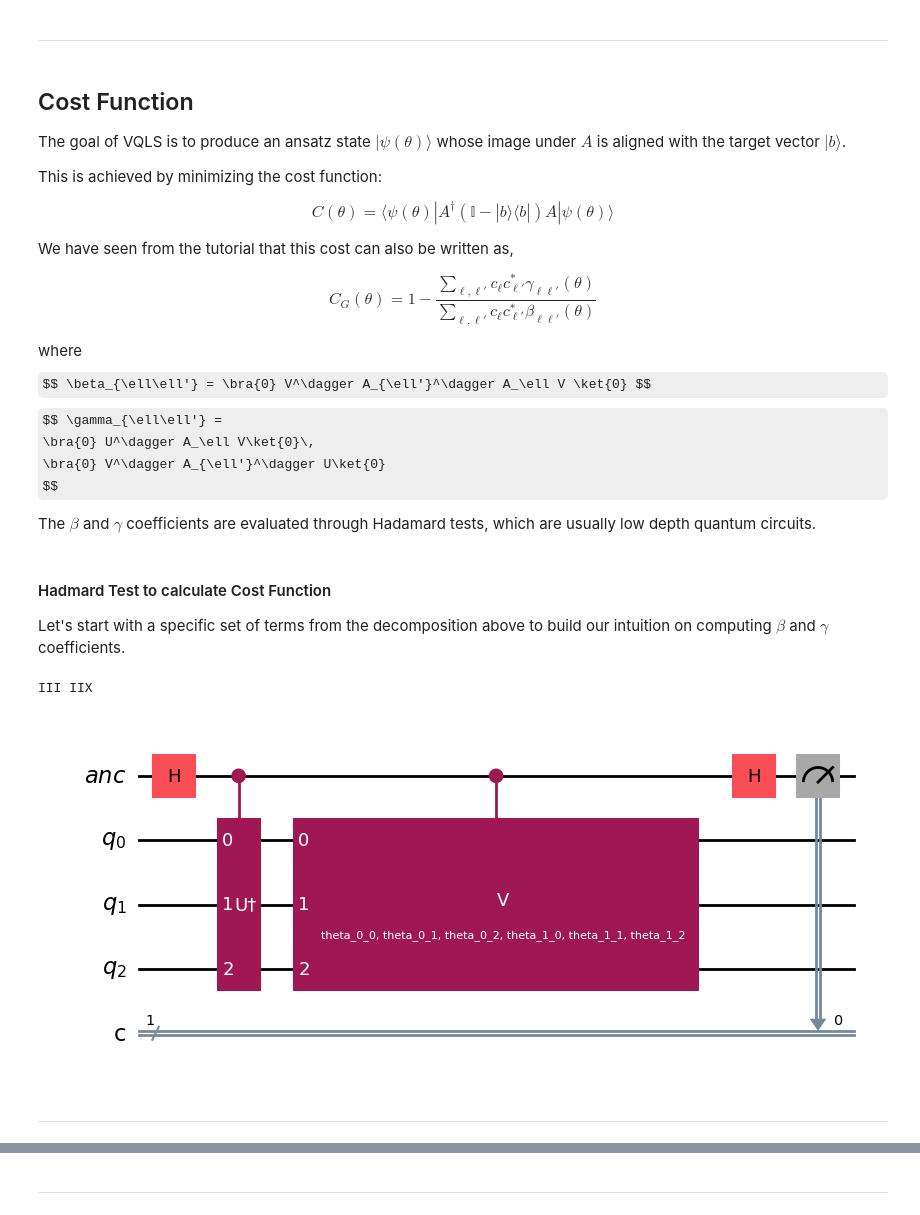
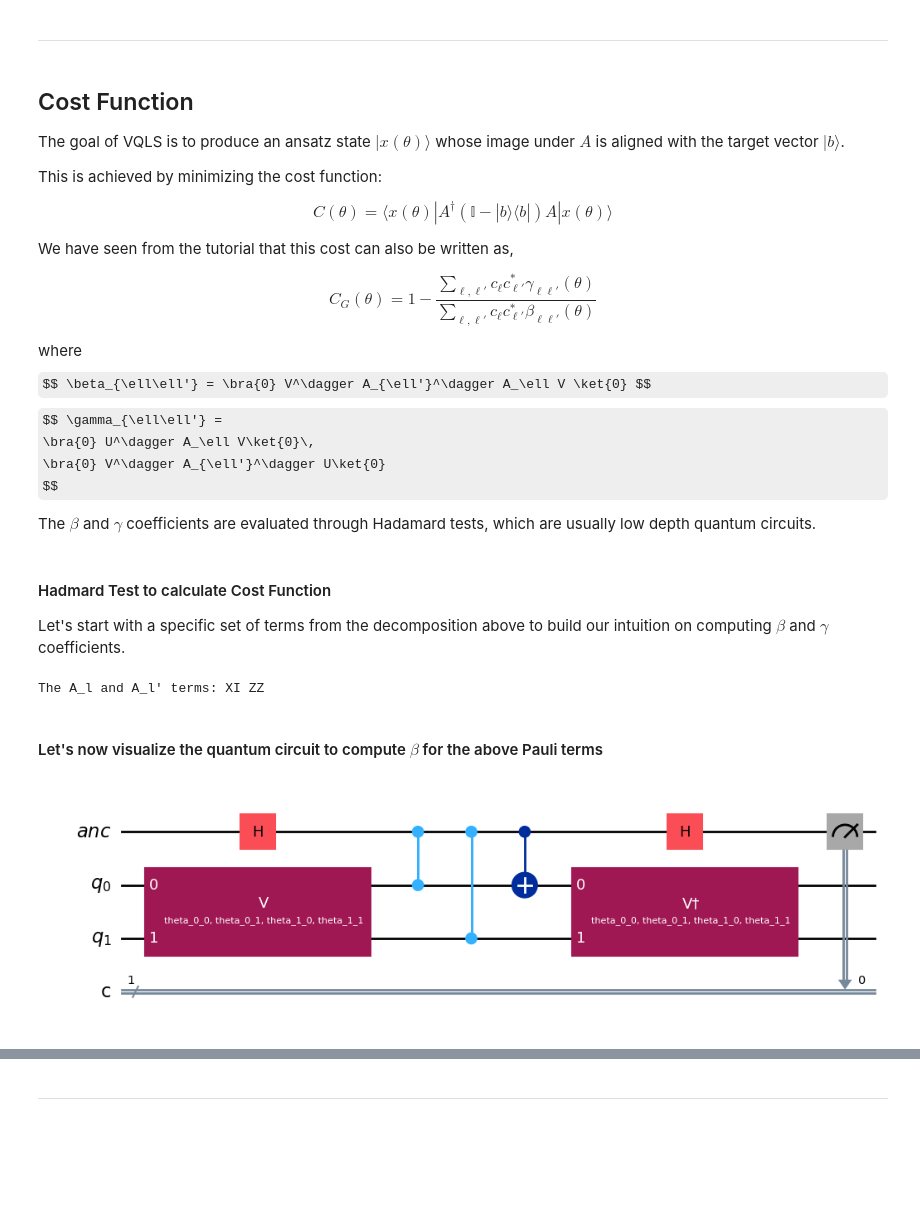
Before and after one commit to virajd98/Tutorial_SCI2025-Hybrid_QLS_for_CFD, a Jupyter notebook: Tut_final.ipynb, the cells around one changed output, grey strips where cells are left out. Cells and saved outputs as stored; diff of their text form; code cells hidden in the pictures; some formulas as TeX source; blank space fills up the shorter version.

```diff
--- a/Tut_final.ipynb
+++ b/Tut_final.ipynb
@@ -178,16 +174,16 @@ ___
 # %% [markdown]
 ## Cost Function
 
-The goal of VQLS is to produce an ansatz state $|\psi(\theta)\rangle$ whose image under $A$ is aligned with the target vector $|b\rangle$.
+The goal of VQLS is to produce an ansatz state $|x(\theta)\rangle$ whose image under $A$ is aligned with the target vector $|b\rangle$.
 
 
 This is achieved by minimizing the cost function:
 
 $$
 C(\theta) =
-\langle \psi(\theta) |
+\langle x(\theta) |
 A^\dagger (\mathbb{I} - |b\rangle\langle b|) A
-| \psi(\theta) \rangle
+| x(\theta) \rangle
 $$
 
 
@@ -210,22 +206,18 @@ The $\beta$ and $\gamma$ coefficients are evaluated through Hadamard tests, whic
 Let's start with a specific set of terms from the decomposition above to build our intuition on computing $\beta$ and $\gamma$ coefficients.
 # %%
 # Pauli strings
-Al  = pauli_strings[0]
-Alp = pauli_strings[1]
+Al  = pauli_strings[2]
+Alp = pauli_strings[3]
 
-print(Al, Alp)
-
-qc_beta  = hadamard_test_beta(V, Al, Alp)
-qc_gamma_term = hadamard_test_gamma_Al(V, U, Al, Alp)
-
-from qiskit.visualization import circuit_drawer
-
-#Visualise Hadmard test circuit for beta
-# circuit_drawer(qc_beta, output='mpl', filename='beta_circuit.png')
-#Visualise Hadmard test circuit for gamma
-circuit_drawer(qc_gamma_term, output='mpl', filename='gamma_circuit.png')
+print("The A_l and A_l' terms:", Al, Alp)
 # %% [output]
-III IIX
+The A_l and A_l' terms: XI ZZ
-[figure, removed]
-# %% [markdown]
-___
+# %% [markdown]
+#### Let's now visualize the quantum circuit to compute $\beta$ for the above Pauli terms
+# %%
+qc_beta  = hadamard_test_beta(V, Al, Alp)
+
+#Visualise Hadmard test circuit for beta
+circuit_drawer(qc_beta, output='mpl', filename='beta_circuit.png')
+# %% [output]
+[figure, added]
```
Also changed, not shown: parts of 22 cells of this notebook, 4 other files.
